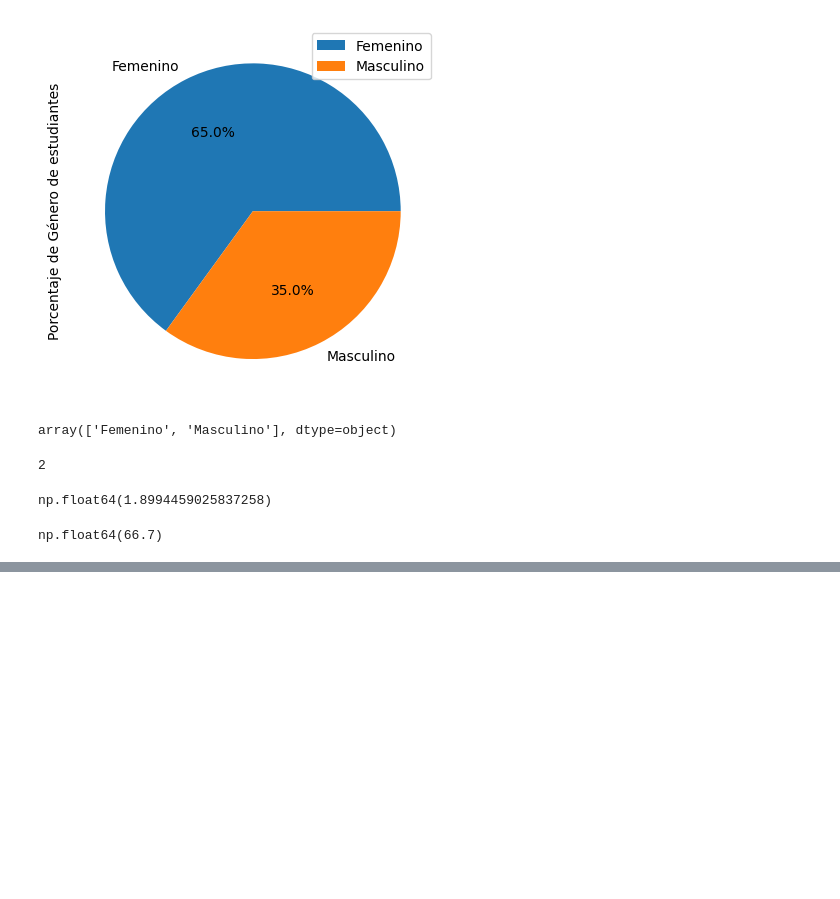
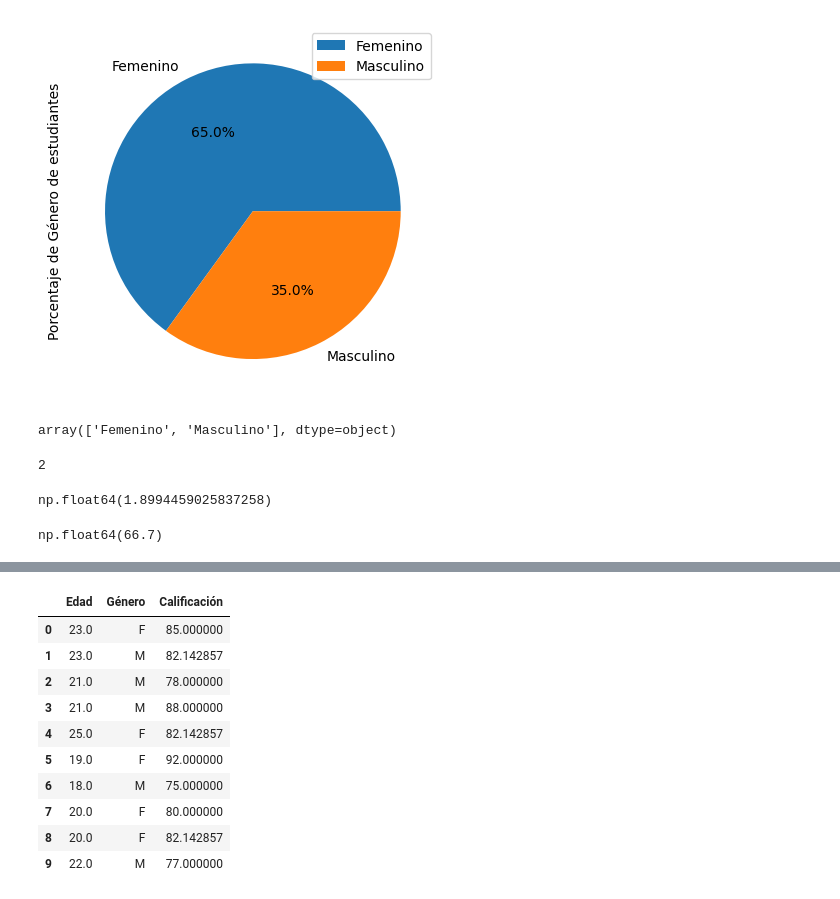
Before and after one commit to JaimeMrF/IA, a Jupyter notebook: IA.ipynb, the cells around one changed output, grey strips where cells are left out. Drawn from its saved outputs; the diff is of its cells as text; code cells hidden in the pictures; blank space fills up the shorter version.

```diff
--- a/IA.ipynb
+++ b/IA.ipynb
@@ -124,0 +174,22 @@ df.Matematicas.std()
+# %%
+from sklearn.impute import SimpleImputer
+
+imputer = SimpleImputer(strategy="mean")
+
+df["Calificación"] = imputer.fit_transform(df[["Calificación"]])
+
+
+df["Género"] = df.Género.bfill()
+df
+# %% [output]
+|  | Edad | Género | Calificación |
+| 0 | 23.0 | F | 85.000000 |
+| 1 | 23.0 | M | 82.142857 |
+| 2 | 21.0 | M | 78.000000 |
+| 3 | 21.0 | M | 88.000000 |
+| 4 | 25.0 | F | 82.142857 |
+| 5 | 19.0 | F | 92.000000 |
+| 6 | 18.0 | M | 75.000000 |
+| 7 | 20.0 | F | 80.000000 |
+| 8 | 20.0 | F | 82.142857 |
+| 9 | 22.0 | M | 77.000000 |
```
Also changed, not shown: parts of 3 cells of this notebook.
